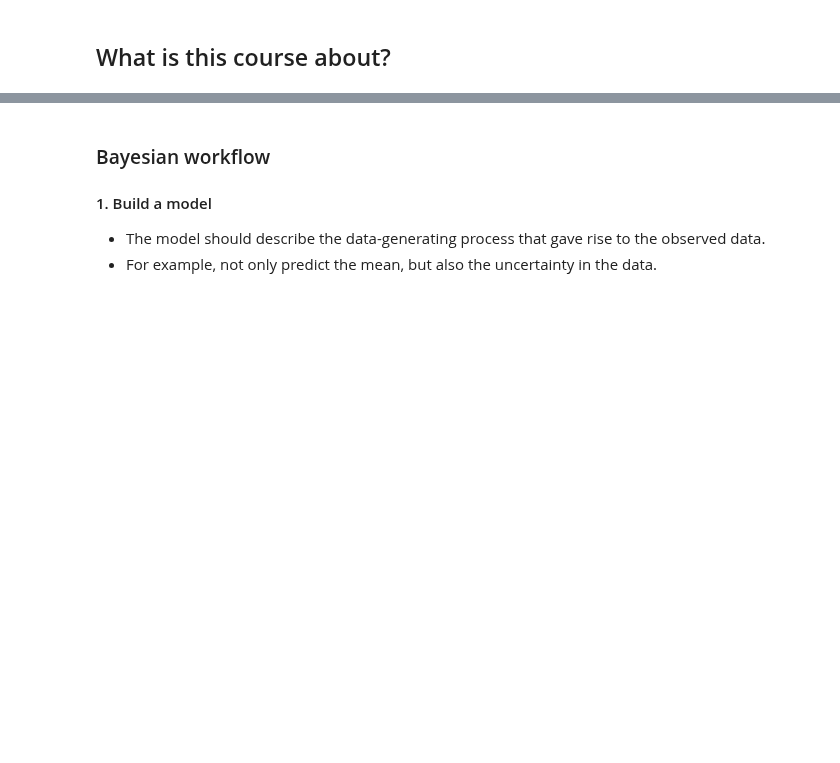
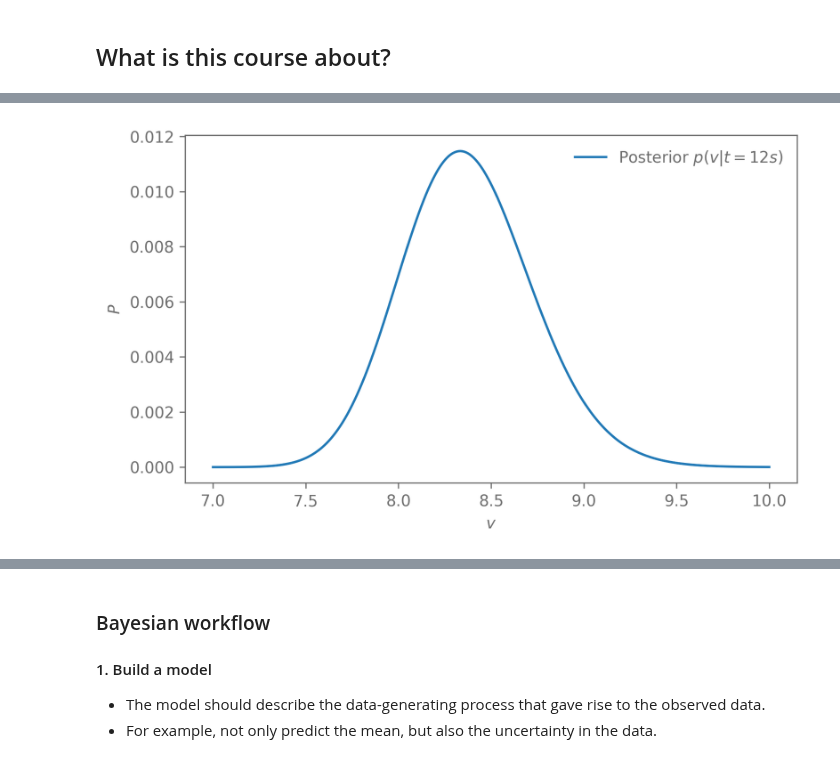
Before and after one commit to tilmantroester/bayesian_statistical_methods, a Jupyter notebook: lectures/intro.ipynb, the cells around one changed output, grey strips where cells are left out. Drawn from its saved outputs; the diff is of its cells as text; code cells hidden in the pictures; blank space fills up the shorter version.

```diff
--- a/lectures/intro.ipynb
+++ b/lectures/intro.ipynb
@@ -0,0 +8,8 @@
+# %%
+title = "# Introduction"
+# Print title and setup TeX defs for both KaTeX and MathJax
+import bayesian_stats_course_tools
+bayesian_stats_course_tools.misc.display_markdown_and_setup_tex(title)
+
+import matplotlib.style
+matplotlib.style.use("bayesian_stats_course_tools.light")
@@ -63,0 +108,29 @@ These models describe both the observable and unobservable quantities of a probl
+# %%
+d = 100
+
+def likelihood(v,t):
+    sigma_t = 0.5
+    mu = d / v
+    normal = scipy.stats.norm(mu,sigma_t)
+    return normal.pdf(t)
+
+def prior(v):
+    p = 1/(v[-1]-v[0])
+    return p * np.ones_like(v)
+
+def posterior(v,t):
+    return likelihood(v,t) * prior(v)
+# %%
+v = np.linspace(7, 10,300)
+t = 12
+posterior = posterior(v,t)
+# Normalise the posterior
+posterior /= posterior.sum()
+
+plt.plot(v, posterior, label="Posterior $p(v|t=12s)$")
+#plt.plot(v, prior(v), c="grey", ls=":", label="Prior $p(v)$")
+plt.legend(frameon=False)
+plt.ylabel("$P$")
+plt.xlabel("$v$");
+# %% [output]
+[figure, added]
```
Also changed, not shown: parts of 6 cells of this notebook.
